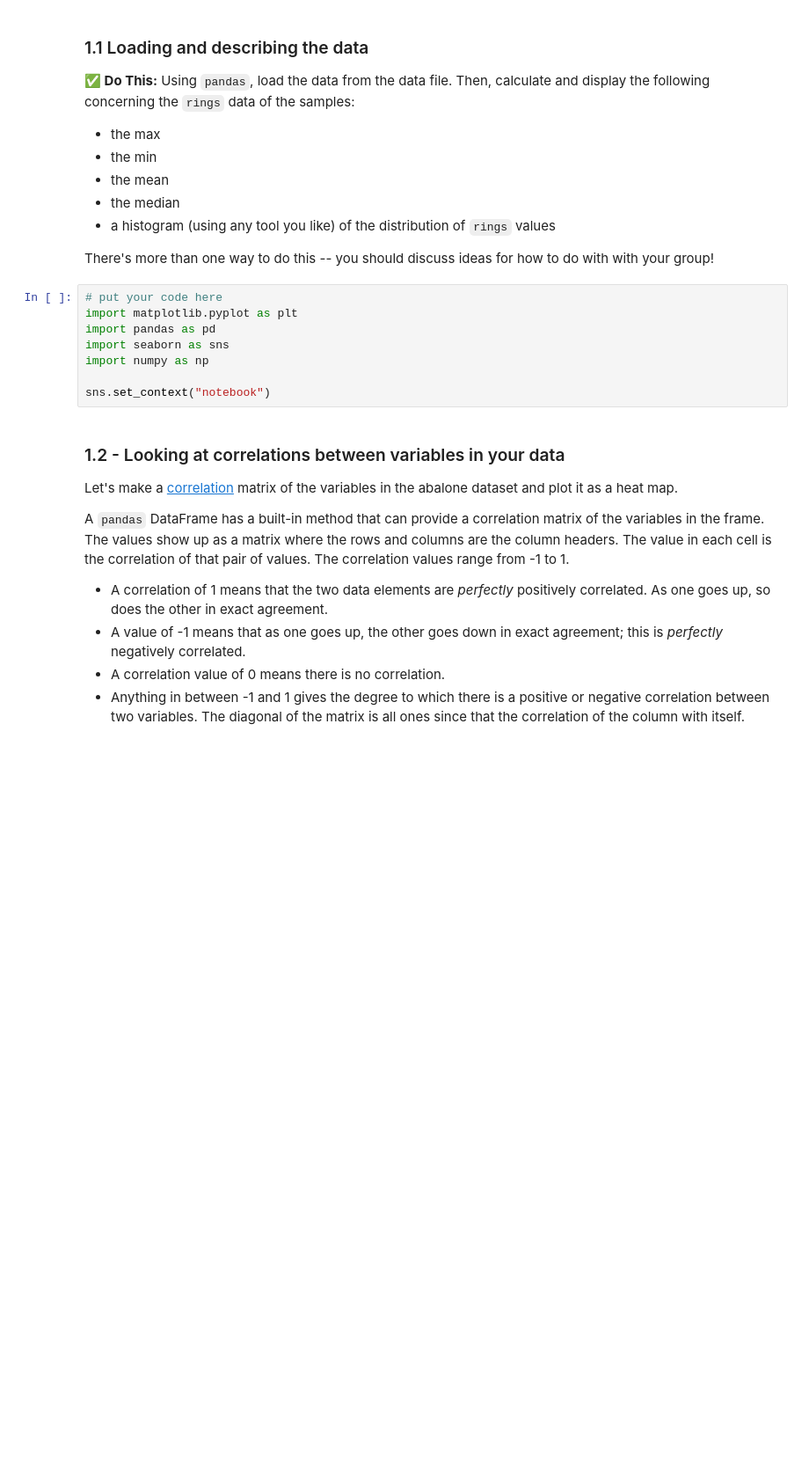
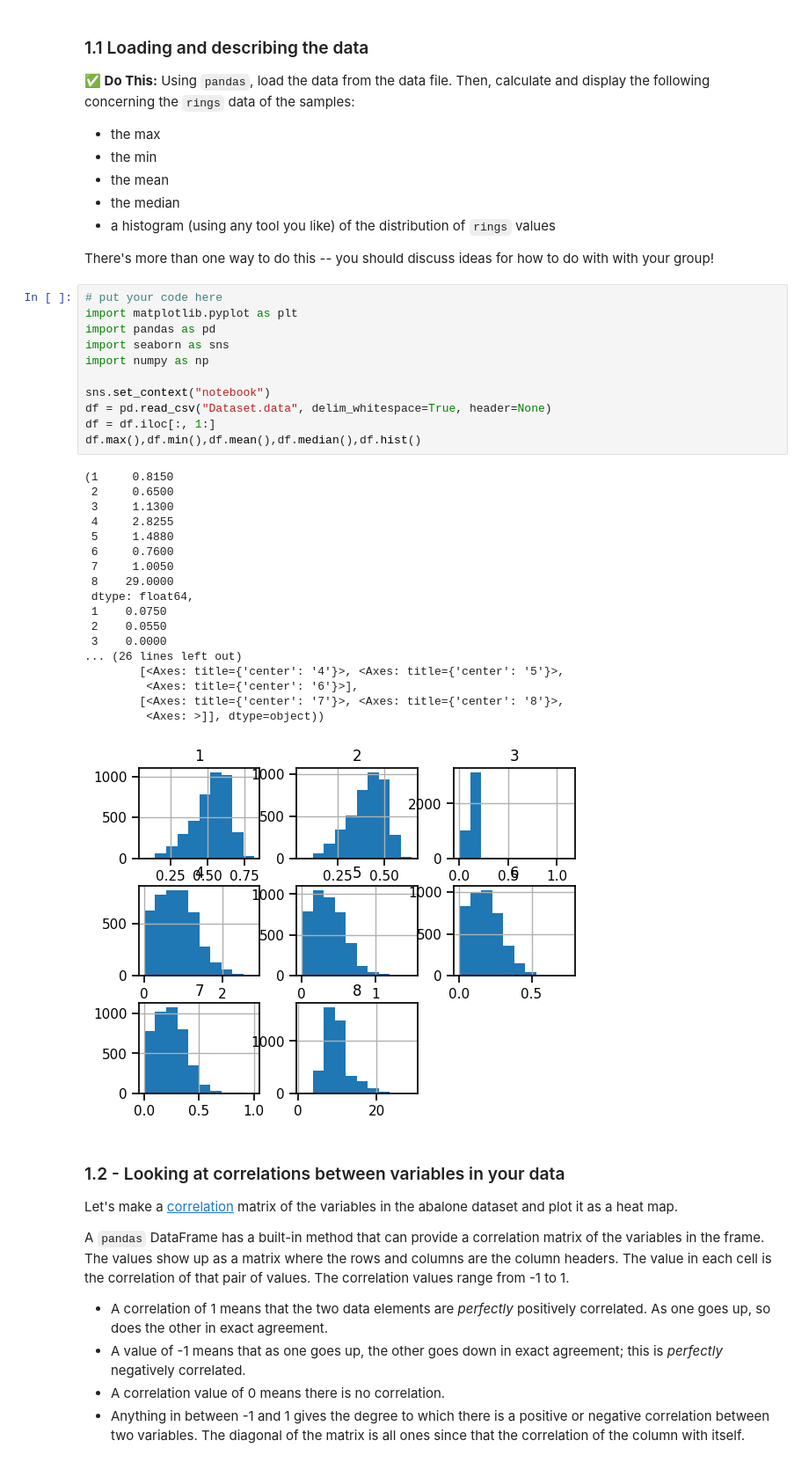
Before and after one commit to Brendanhhh/cmse202-s24-turnin, a Jupyter notebook: Day-13/Day-13_In-Class-Regression-STUDENT.ipynb, the cells around one changed output. Shown: that part at 88% size. Cells and saved outputs as stored; diff of their text form; blank space fills up the shorter version.

```diff
--- a/Day-13/Day-13_In-Class-Regression-STUDENT.ipynb
+++ b/Day-13/Day-13_In-Class-Regression-STUDENT.ipynb
@@ -71,11 +71,33 @@ There's more than one way to do this -- you should discuss ideas for how to do w
 # %%
 # put your code here
 import matplotlib.pyplot as plt
 import pandas as pd
 import seaborn as sns
 import numpy as np
 
 sns.set_context("notebook")
+df = pd.read_csv("Dataset.data", delim_whitespace=True, header=None)
+df = df.iloc[:, 1:]
+df.max(),df.min(),df.mean(),df.median(),df.hist()
+# %% [output]
+(1     0.8150
+ 2     0.6500
+ 3     1.1300
+ 4     2.8255
+ 5     1.4880
+ 6     0.7600
+ 7     1.0050
+ 8    29.0000
+ dtype: float64,
+ 1    0.0750
+ 2    0.0550
+ 3    0.0000
+... (26 lines left out)
+        [<Axes: title={'center': '4'}>, <Axes: title={'center': '5'}>,
+         <Axes: title={'center': '6'}>],
+        [<Axes: title={'center': '7'}>, <Axes: title={'center': '8'}>,
+         <Axes: >]], dtype=object))
+[figure, added]
 # %% [markdown]
 ### 1.2 - Looking at correlations between variables in your data
 
```
Also changed, not shown: parts of 31 cells of this notebook, 1 other file.
